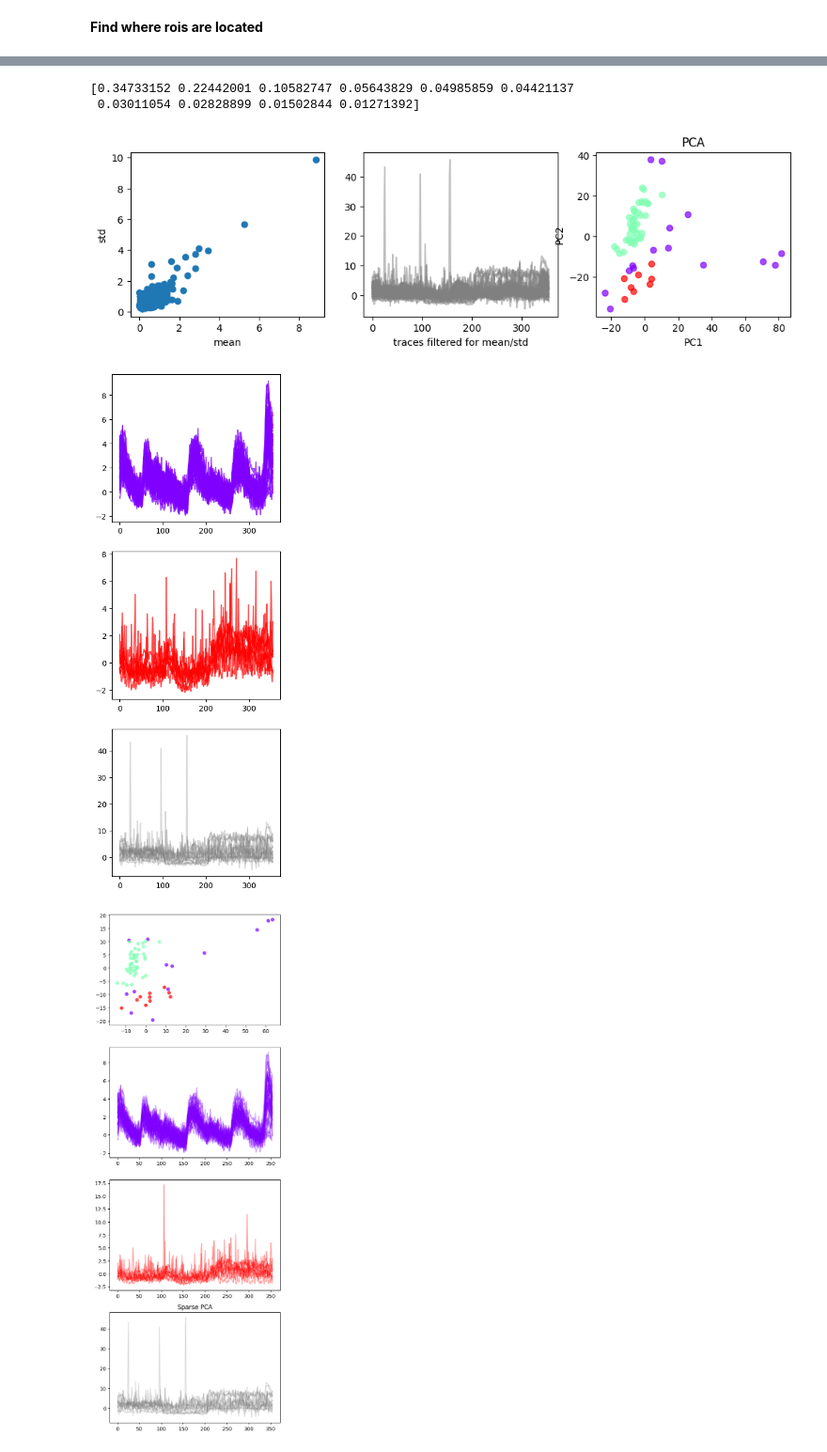
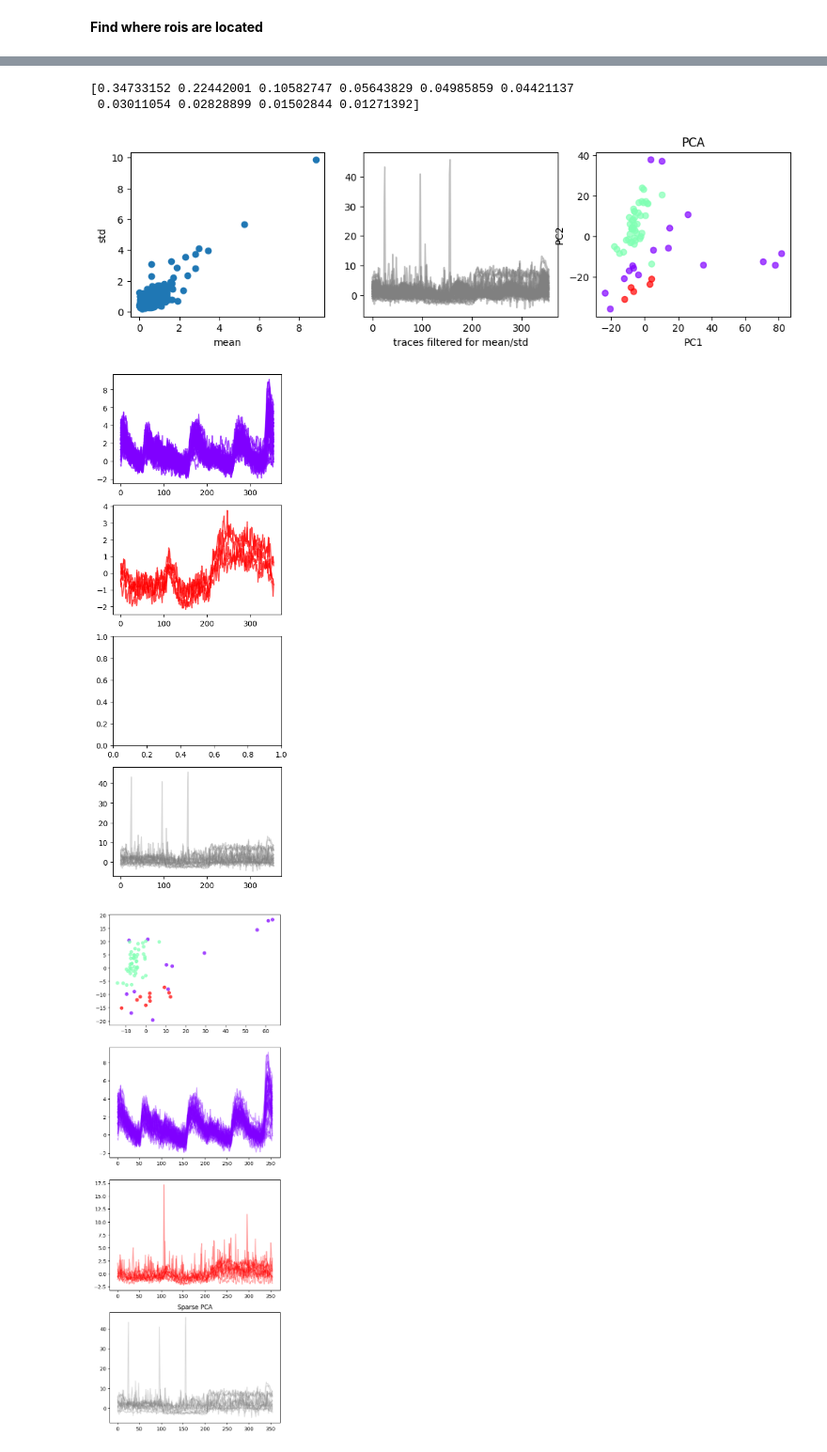
Before and after one commit to simbru/pygor, a Jupyter notebook: ROI_clustering.ipynb, the cells around one changed output, grey strips where cells are left out. Shown at 94% size. Saved outputs shown, nothing was run; the diff lists cells and outputs as text; code cells hidden in the pictures.

```diff
--- a/ROI_clustering.ipynb
+++ b/ROI_clustering.ipynb
@@ -12,5 +19,7 @@ Access custom classes using 'from pygor.load import ClassName'
 # %%
 filename = '2024-8-27_x240827_1_1cOTs.h5'
+stimtypes = ['stationary stripes','moving stripes','stationary stripes','OFF','dots_ON','OFF','ON','dots_OFF','ON', 'ON', 'loom']
+stimtypes_relevant = ['moving stripes', 'dots_ON', 'dots_OFF', 'loom']
 data_object = pygor.load.Core(data_path+filename)
 # %%
 data_object.view_stack_rois(labels=False, figsize_scale=3, func='average_stack')
@@ -110,17 +52,0 @@ print(mean_triggertimes_ms)
-# %%
-traces = data_object.averages
-mean_triggertimes_extended = np.round(np.append(mean_triggertimes_ms, len(traces.transpose()))).astype(int)
-stimtypes = ['stationary stripes','moving stripes','stationary stripes','OFF','dots_ON','OFF','ON','dots_OFF','ON', 'ON', 'loom']
-stim_responses = []
-
-f, ax = plt.subplots(3, 4, figsize=(16, 8))
-
-for idx, i in enumerate(mean_triggertimes_extended[:-1]):
-    stim_responses.append(traces[:,i:mean_triggertimes_extended[idx+1]].transpose())
-
-
-for idx, i in enumerate(stim_responses):
-    ax[idx//4, idx%4].plot(i, color='gray', alpha=0.1)
-    ax[idx//4, idx%4].set_xticklabels([])
-    ax[idx//4, idx%4].set_title(stimtypes[idx])
-    #ax[idx%3, idx//3].set_ylim(-5, 5)
@@ -131,7 +126,7 @@ from sklearn import cluster
 
 stim_clusters = []
 
-dots_OFF = stim_responses[1]-stim_responses[1][1,:]
+dots_OFF = stim_responses[10]-stim_responses[10][1,:]
 dots_off = dots_OFF.transpose()
 
 kmeans_data = cluster.KMeans(n_clusters=4, init='k-means++', random_state=0)
@@ -147,12 +142,16 @@ for idx, i in enumerate(np.unique(labels)):
 # %%
+from sklearn.decomposition import PCA
+from sklearn.cluster import HDBSCAN
+
 f, ax = plt.subplots(1,2, figsize=(7, 3))
 f2, ax2 = plt.subplots(1,4, figsize=(10, 3))
+f3, ax3 = plt.subplots(1,4, figsize=(10, 3))
 
 downsampled_cutouts = dots_off[:,::100]
 
 cutout_means = abs(np.mean(dots_off, axis=1))
 cutout_stds = abs(np.std(dots_off, axis=1))
-cutouts_filtered = dots_off[np.where((cutout_stds>0.0) & (cutout_stds>0.8))[0],:]
+cutouts_filtered = downsampled_cutouts[np.where((cutout_stds>0.0) & (cutout_stds>0.8))[0],:]
 
 ax[0].set_title('pca')
 pca = PCA(n_components = 5)
@@ -169,4 +168,14 @@ ax2[0].set_title('k-means clustering')
 for idx, i in enumerate(np.unique(labels)):
     ax2[idx].plot(cutouts_filtered[labels==i,:].transpose(), color='gray', alpha=0.2)
     ax2[idx].plot(np.mean(cutouts_filtered[labels==i,:].transpose(), axis=1), color='r')
+
+hdb = HDBSCAN(min_cluster_size=4)
+clusters = hdb.fit_predict(cutouts_filtered)
+
+ax3[0].set_title('hdbscan clustering')
+for i, trace in enumerate(cutouts_filtered):
+    if clusters[i] == -1:  # Noise points
+        ax3[clusters[i]].plot(trace, color='gray', alpha=0.3)
+    else:
+        ax3[clusters[i]].plot(trace, color=plt.cm.rainbow(clusters[i] / np.max(clusters)), alpha=0.7)
 # %% [output]
@@ -184,37 +194,39 @@ upper_lim = 5
 f, ax = plt.subplots(1,3, figsize=(12,3))
 trace_means = abs(np.mean(downsampled_traces, axis=1))
 trace_stds = abs(np.std(downsampled_traces, axis=1))
 downsampled_traces_filtered = downsampled_traces[np.where((trace_stds<5) & (trace_stds>0.8)) [0],:]
 ax[0].plot(trace_means, trace_stds, 'o')
 ax[0].set_xlabel('mean')
 ax[0].set_ylabel('std')
 ax[1].plot(downsampled_traces_filtered.transpose(), color='grey', alpha=0.5)
 ax[1].set_xlabel('traces filtered for mean/std')
 
+downsampled_traces_smoothed =
+
 
 pca = PCA(n_components = 10)
 principal_components = pca.fit_transform(downsampled_traces_filtered)
 #ax[2].scatter(principal_components[:,0], principal_components[:,1], color='gray')
 ax[2].set_title('PCA')
 ax[2].set_xlabel('PC1')
 ax[2].set_ylabel('PC2')
 print(pca.explained_variance_ratio_)
 
 hdb = HDBSCAN(min_cluster_size=4)
-clusters = hdb.fit_predict(principal_components)
+clusters = hdb.fit_predict(downsampled_traces_filtered)
 ax[2].scatter(principal_components[:, 0], principal_components[:, 1], c=clusters, cmap='rainbow', alpha=0.7)
 
-f2, ax2 = plt.subplots(3,1, figsize=(4, 12))
+f2, ax2 = plt.subplots(4,1, figsize=(4, 12))
 for i, trace in enumerate(downsampled_traces_filtered):
     if clusters[i] == -1:  # Noise points
         ax2[clusters[i]].plot(trace, color='gray', alpha=0.3)
     else:
         ax2[clusters[i]].plot(trace, color=plt.cm.rainbow(clusters[i] / np.max(clusters)), alpha=0.7)
 # %% [output]
 [0.34733152 0.22442001 0.10582747 0.05643829 0.04985859 0.04421137
  0.03011054 0.02828899 0.01502844 0.01271392]
-[figure, old version]
+[figure, new version]
-[figure, old version]
+[figure, new version]
 # %%
 from sklearn.decomposition import SparsePCA
 
```
Also changed, not shown: parts of 16 cells of this notebook.
